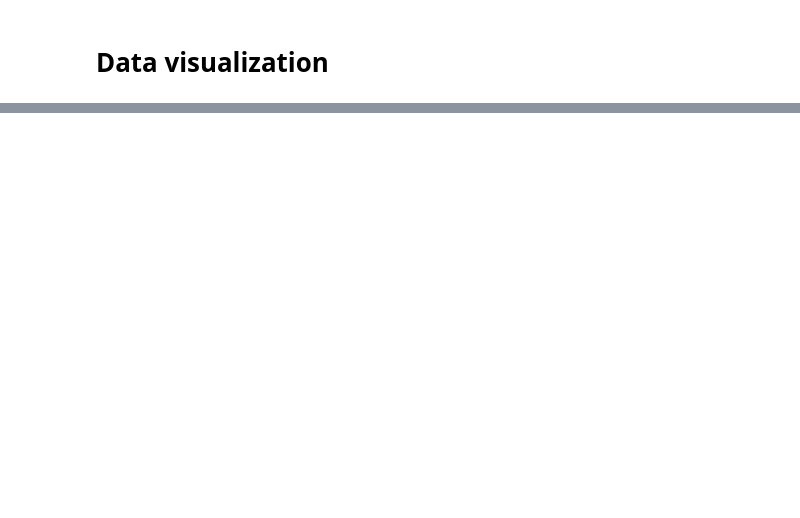
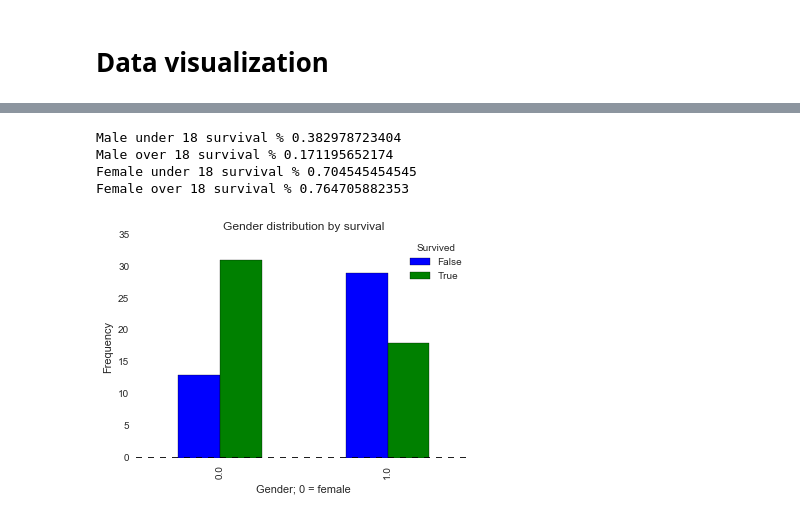
Before and after one commit to ErBa508/kggle, a Jupyter notebook: Titanic/Visualization and exploration_titanic.ipynb, the cells around one changed output, grey strips where cells are left out. Drawn from its saved outputs; the diff is of its cells as text; code cells hidden in the pictures; blank space fills up the shorter version.

```diff
--- a/Titanic/Visualization and exploration_titanic.ipynb
+++ b/Titanic/Visualization and exploration_titanic.ipynb
@@ -254,0 +147,23 @@ sum(lst)/len(lst)
+# %%
+# gender and survival in those under 18 years of age
+pd.crosstab(X_train.Gender[X_train.AgeFill < 18], y_train.astype(bool)).plot(kind='bar')
+plt.title('Gender distribution by survival')
+plt.xlabel('Gender; 0 = female')
+plt.ylabel('Frequency')
+
+lst = y_train[(X_train['Gender'] == 1) & (X_train['AgeFill'] < 18)]
+print("Male under 18 survival %", sum(lst)/len(lst))
+lst4 = y_train[(X_train['Gender'] == 1) & (X_train['AgeFill'] > 18)]
+print("Male over 18 survival %", sum(lst4)/len(lst4))
+
+lst2 = y_train[(X_train['Gender'] == 0) & (X_train['AgeFill'] < 18)]
+print("Female under 18 survival %", sum(lst2)/len(lst2))
+
+lst3 = y_train[(X_train['Gender'] == 0) & (X_train['AgeFill'] > 18)]
+print("Female over 18 survival %", sum(lst3)/len(lst3))
+# %% [output]
+Male under 18 survival % 0.382978723404
+Male over 18 survival % 0.171195652174
+Female under 18 survival % 0.704545454545
+Female over 18 survival % 0.764705882353
+[figure, added]
```
Also changed, not shown: parts of 80 cells of this notebook, 5 other files.
